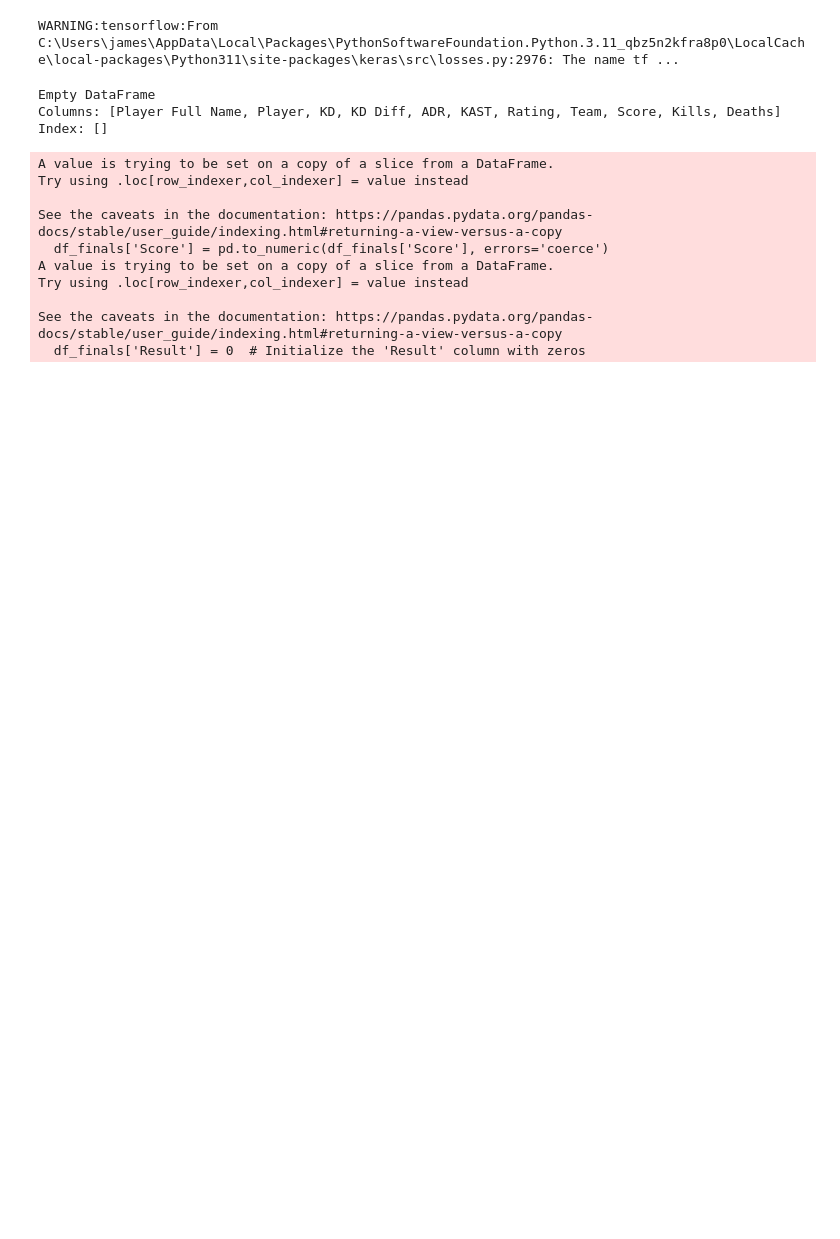
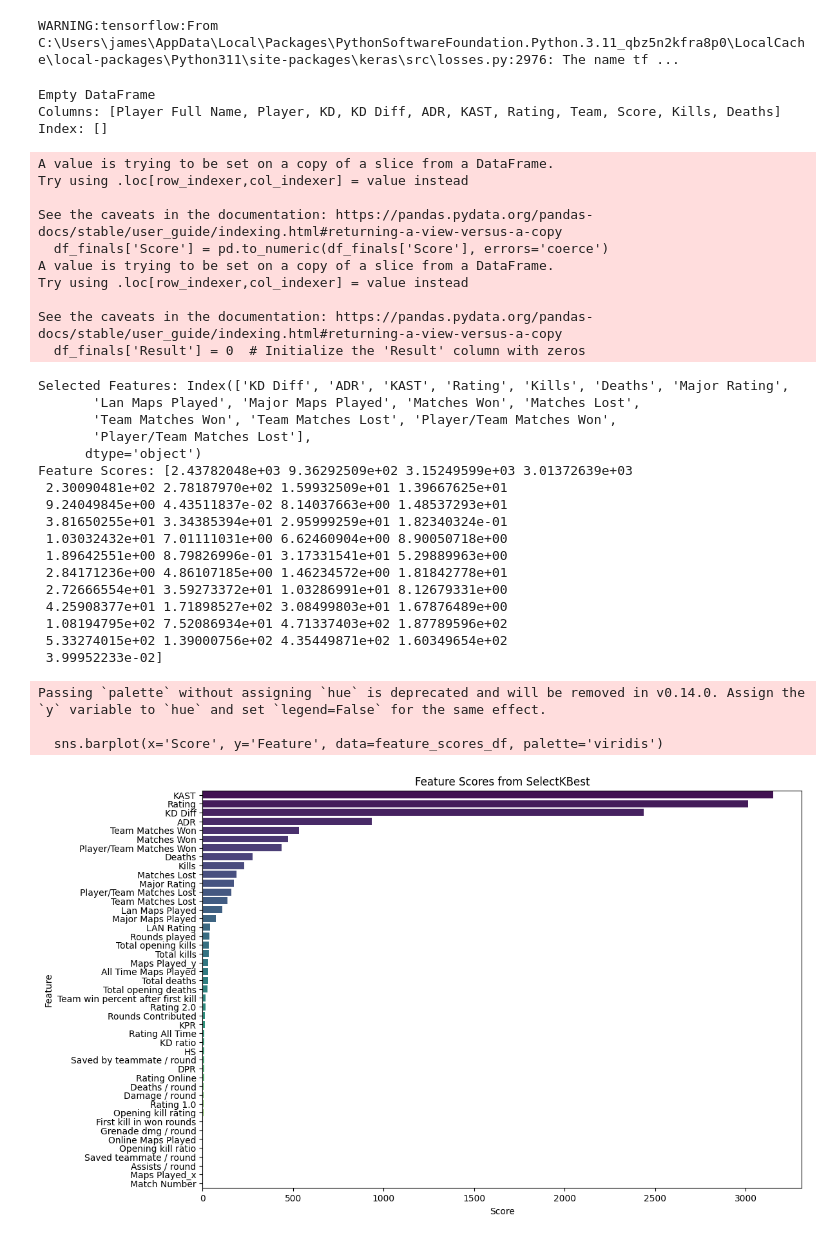
Before and after one commit to jazhu1/CSGOProjML, a Jupyter notebook: CSGOProjML.ipynb, the cells around one changed output. Saved outputs shown, nothing was run; the diff lists cells and outputs as text; code cells hidden in the pictures; blank space fills up the shorter version.

Commit message:
Using SelectKBest and RFE

```diff
--- a/CSGOProjML.ipynb
+++ b/CSGOProjML.ipynb
@@ -541,3 +541,54 @@ cont_df = df[['KD Diff', 'ADR', 'KAST', 'Rating', 'Kills', 'Deaths',
        'Lan Maps Played', 'Major Maps Played', 'Matches Won', 'Matches Lost',
        'Team Matches Won', 'Team Matches Lost', 'Player/Team Matches Won',
        'Player/Team Matches Lost', 'Match Number','Result']].copy()
+# %%
+#Using selectKBest
+X = cont_df.drop('Result', axis=1)
+y = cont_df['Result']
+
+X_train, X_test, y_train, y_test = train_test_split(X, y, test_size=0.2, random_state=42)
+
+selector = SelectKBest(score_func=f_regression, k=15)
+X_train_selected = selector.fit_transform(X_train, y_train)
+X_test_selected = selector.transform(X_test)
+
+selected_features = X.columns[selector.get_support()]
+
+
+feature_scores = selector.scores_
+
+print("Selected Features:", selected_features)
+print("Feature Scores:", feature_scores)
+
+feature_scores_df = pd.DataFrame({'Feature': X.columns, 'Score': feature_scores})
+
+feature_scores_df = feature_scores_df.sort_values(by='Score', ascending=False)
+
+plt.figure(figsize=(12, 8))
+sns.barplot(x='Score', y='Feature', data=feature_scores_df, palette='viridis')
+plt.title('Feature Scores from SelectKBest')
+plt.xlabel('Score')
+plt.ylabel('Feature')
+plt.show()
+# %% [output]
+Selected Features: Index(['KD Diff', 'ADR', 'KAST', 'Rating', 'Kills', 'Deaths', 'Major Rating',
+       'Lan Maps Played', 'Major Maps Played', 'Matches Won', 'Matches Lost',
+       'Team Matches Won', 'Team Matches Lost', 'Player/Team Matches Won',
+       'Player/Team Matches Lost'],
+      dtype='object')
+Feature Scores: [2.43782048e+03 9.36292509e+02 3.15249599e+03 3.01372639e+03
+ 2.30090481e+02 2.78187970e+02 1.59932509e+01 1.39667625e+01
+ 9.24049845e+00 4.43511837e-02 8.14037663e+00 1.48537293e+01
+ 3.81650255e+01 3.34385394e+01 2.95999259e+01 1.82340324e-01
+ 1.03032432e+01 7.01111031e+00 6.62460904e+00 8.90050718e+00
+ 1.89642551e+00 8.79826996e-01 3.17331541e+01 5.29889963e+00
+ 2.84171236e+00 4.86107185e+00 1.46234572e+00 1.81842778e+01
+ 2.72666554e+01 3.59273372e+01 1.03286991e+01 8.12679331e+00
+ 4.25908377e+01 1.71898527e+02 3.08499803e+01 1.67876489e+00
+ 1.08194795e+02 7.52086934e+01 4.71337403e+02 1.87789596e+02
+ 5.33274015e+02 1.39000756e+02 4.35449871e+02 1.60349654e+02
+ 3.99952233e-02]
+Passing `palette` without assigning `hue` is deprecated and will be removed in v0.14.0. Assign the `y` variable to `hue` and set `legend=False` for the same effect.
+
+  sns.barplot(x='Score', y='Feature', data=feature_scores_df, palette='viridis')
+[figure, added]
```
Also changed, not shown: parts of 2 cells of this notebook.
